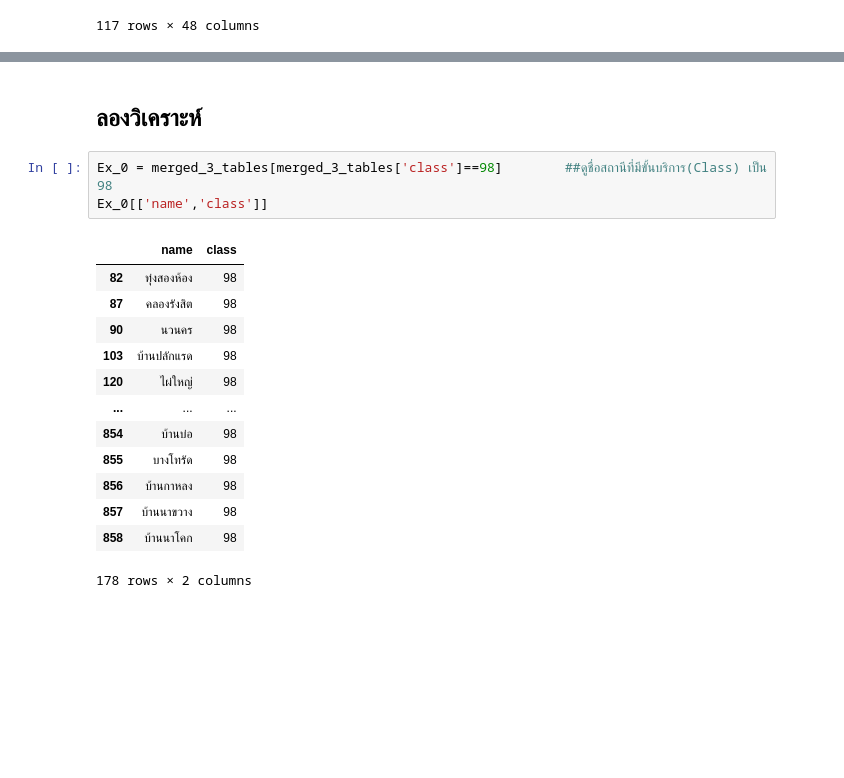
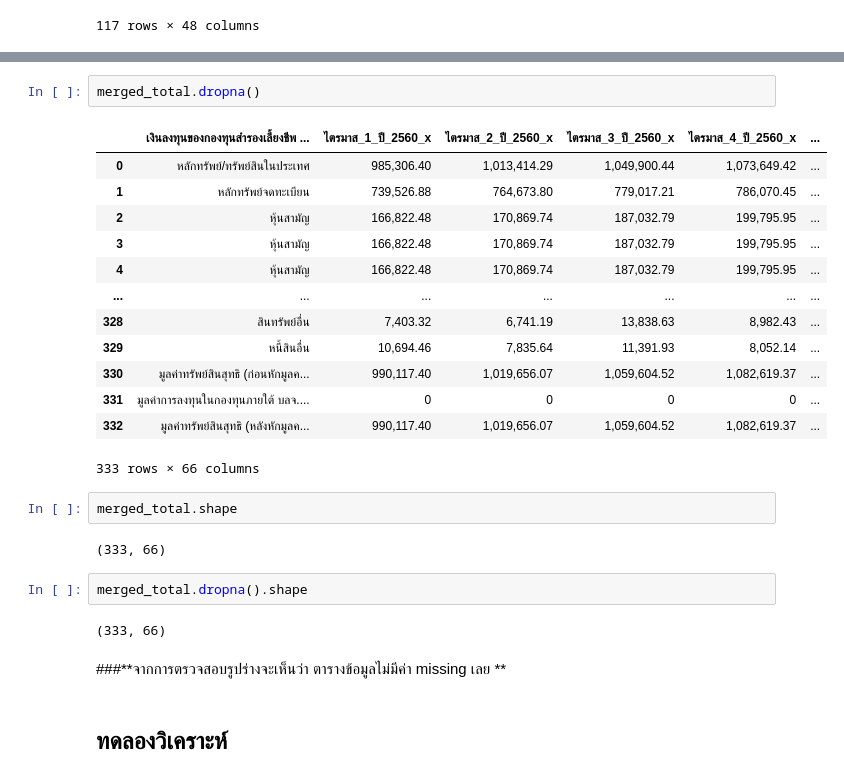
Before and after one commit to 623020514-5/DWDM21, a Jupyter notebook: Project_31_8_64.ipynb, the cells around one changed output, grey strips where cells are left out. Saved outputs shown, nothing was run; the diff lists cells and outputs as text; blank space fills up the shorter version.

```diff
--- a/Project_31_8_64.ipynb
+++ b/Project_31_8_64.ipynb
@@ -114,19 +110,28 @@ merged_3_tables
+# %%
+merged_total.dropna()
+# %% [output]
+|  | เงินลงทุนของกองทุนสำรองเลี้ยงชีพ ... | ไตรมาส_1_ปี_2560_x | ไตรมาส_2_ปี_2560_x | ไตรมาส_3_ปี_2560_x | ไตรมาส_4_ปี_2560_x | ... |
+| 0 | หลักทรัพย์/ทรัพย์สินในประเทศ | 985,306.40 | 1,013,414.29 | 1,049,900.44 | 1,073,649.42 | ... |
+| 1 | หลักทรัพย์จดทะเบียน | 739,526.88 | 764,673.80 | 779,017.21 | 786,070.45 | ... |
+| 2 | หุ้นสามัญ | 166,822.48 | 170,869.74 | 187,032.79 | 199,795.95 | ... |
+| 3 | หุ้นสามัญ | 166,822.48 | 170,869.74 | 187,032.79 | 199,795.95 | ... |
+| 4 | หุ้นสามัญ | 166,822.48 | 170,869.74 | 187,032.79 | 199,795.95 | ... |
+| ... | ... | ... | ... | ... | ... | ... |
+| 328 | สินทรัพย์อื่น | 7,403.32 | 6,741.19 | 13,838.63 | 8,982.43 | ... |
+| 329 | หนี้สินอื่น | 10,694.46 | 7,835.64 | 11,391.93 | 8,052.14 | ... |
+| 330 | มูลค่าทรัพย์สินสุทธิ (ก่อนหักมูลค... | 990,117.40 | 1,019,656.07 | 1,059,604.52 | 1,082,619.37 | ... |
+| 331 | มูลค่าการลงทุนในกองทุนภายใต้ บลจ.... | 0 | 0 | 0 | 0 | ... |
+| 332 | มูลค่าทรัพย์สินสุทธิ (หลังหักมูลค... | 990,117.40 | 1,019,656.07 | 1,059,604.52 | 1,082,619.37 | ... |
+333 rows × 66 columns
+# %%
+merged_total.shape
+# %% [output]
+(333, 66)
+# %%
+merged_total.dropna().shape
+# %% [output]
+(333, 66)
+# %% [markdown]
+###**จากการตรวจสอบรูปร่างจะเห็นว่า ตารางข้อมูลไม่มีค่า missing เลย **
 # %% [markdown]
-## ลองวิเคราะห์
+## ทดลองวิเคราะห์
-# %%
-Ex_0 = merged_3_tables[merged_3_tables['class']==98]        ##ดูชื่อสถานีที่มีขั้นบริการ(Class) เป็น 98
-Ex_0[['name','class']]
-# %% [output]
-|  | name | class |
-| 82 | ทุ่งสองห้อง | 98 |
-| 87 | คลองรังสิต | 98 |
-| 90 | นวนคร | 98 |
-| 103 | บ้านปลักแรด | 98 |
-| 120 | ไผ่ใหญ่ | 98 |
-| ... | ... | ... |
-| 854 | บ้านบ่อ | 98 |
-| 855 | บางโทรัด | 98 |
-| 856 | บ้านกาหลง | 98 |
-| 857 | บ้านนาขวาง | 98 |
-| 858 | บ้านนาโคก | 98 |
-178 rows × 2 columns
```
Also changed, not shown: parts of 3 cells of this notebook.
